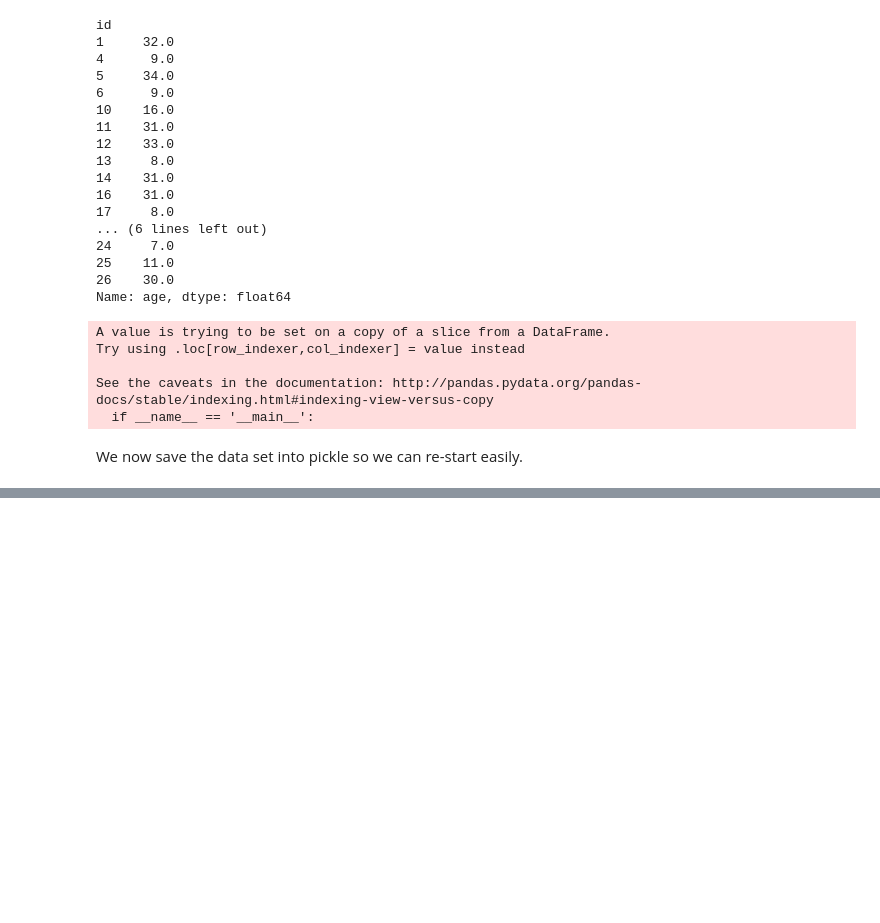
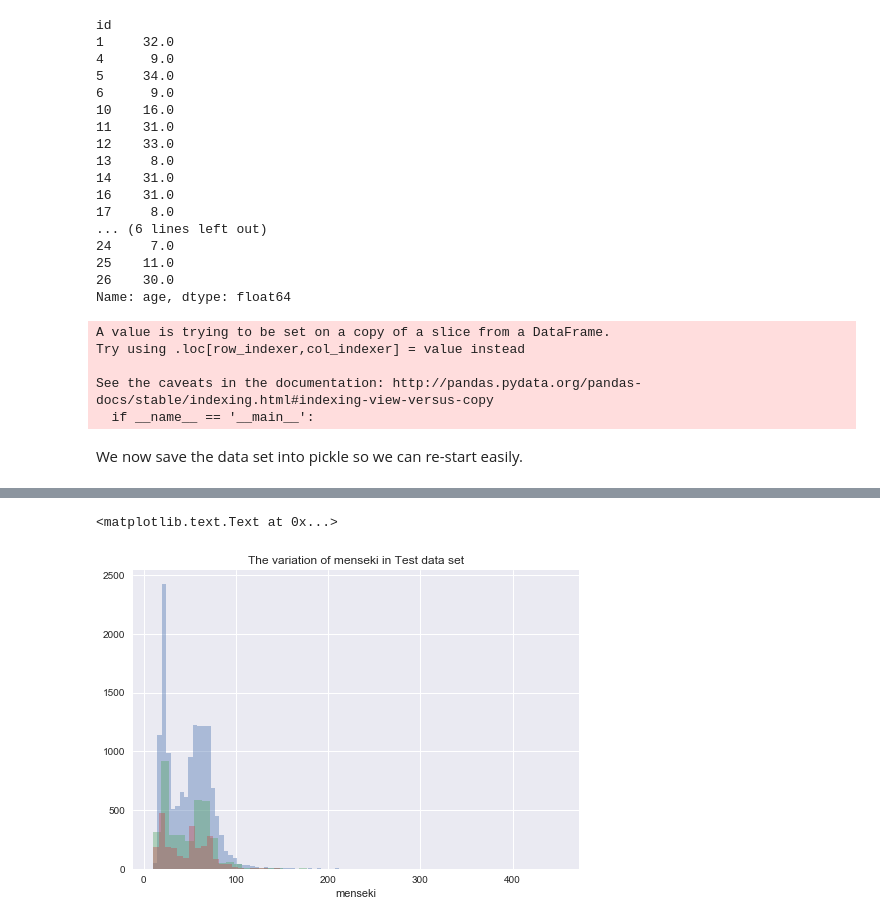
Before and after one commit to stubz/machine-learning, a Jupyter notebook: projects/capstone/tokyo_housing_data_analysis.ipynb, the cells around one changed output, grey strips where cells are left out. Saved outputs shown, nothing was run; the diff lists cells and outputs as text; code cells hidden in the pictures; blank space fills up the shorter version.

Commit message:
analysed menseki variable

```diff
--- a/projects/capstone/tokyo_housing_data_analysis.ipynb
+++ b/projects/capstone/tokyo_housing_data_analysis.ipynb
@@ -305,0 +342,5 @@ d = pickle.load(open('tokyo_apartment.p', 'rb'))
+# %%
+d = pickle.load(open('tokyo_apartment.p', 'rb'))
+train = pickle.load(open('tokyo_apartment_train.p', 'rb'))
+validation = pickle.load(open('tokyo_apartment_validation.p', 'rb'))
+test = pickle.load(open('tokyo_apartment_test.p', 'rb'))
@@ -305,0 +350,14 @@ d = pickle.load(open('tokyo_apartment.p', 'rb'))
+# %%
+%matplotlib inline
+import matplotlib as plt
+import seaborn as sns
+sns.set(color_codes=True)
+sns.distplot(train.menseki, kde=False, rug=False)
+sns.plt.title('The variation of menseki in Training data set')
+sns.distplot(validation.menseki, kde=False, rug=False)
+sns.plt.title('The variation of menseki in Validation data set')
+sns.distplot(test.menseki, kde=False, rug=False)
+sns.plt.title('The variation of menseki in Test data set')
+# %% [output]
+<matplotlib.text.Text at 0x...>
+[figure, added]
```
Also changed, not shown: parts of 11 cells of this notebook.
